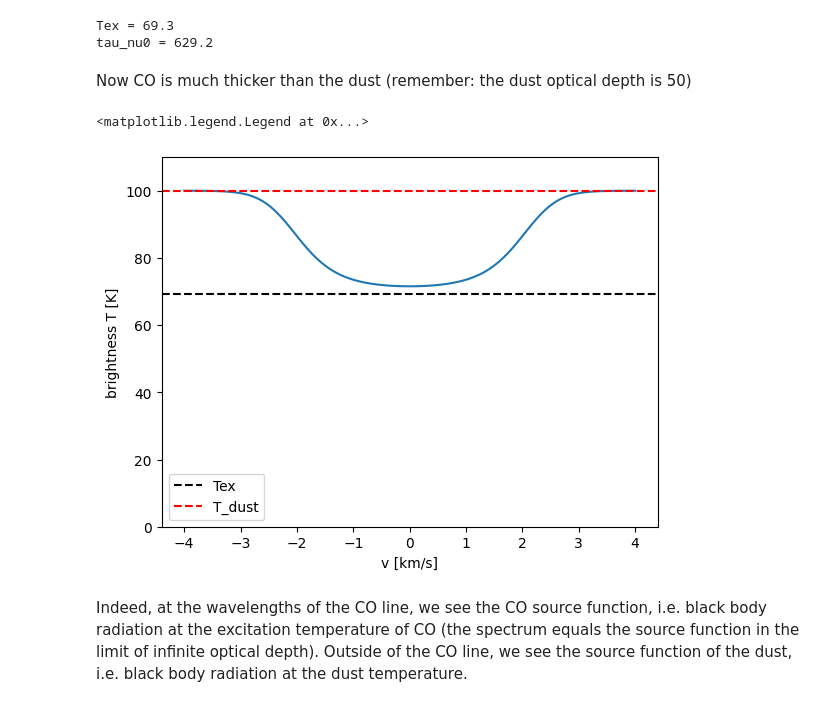
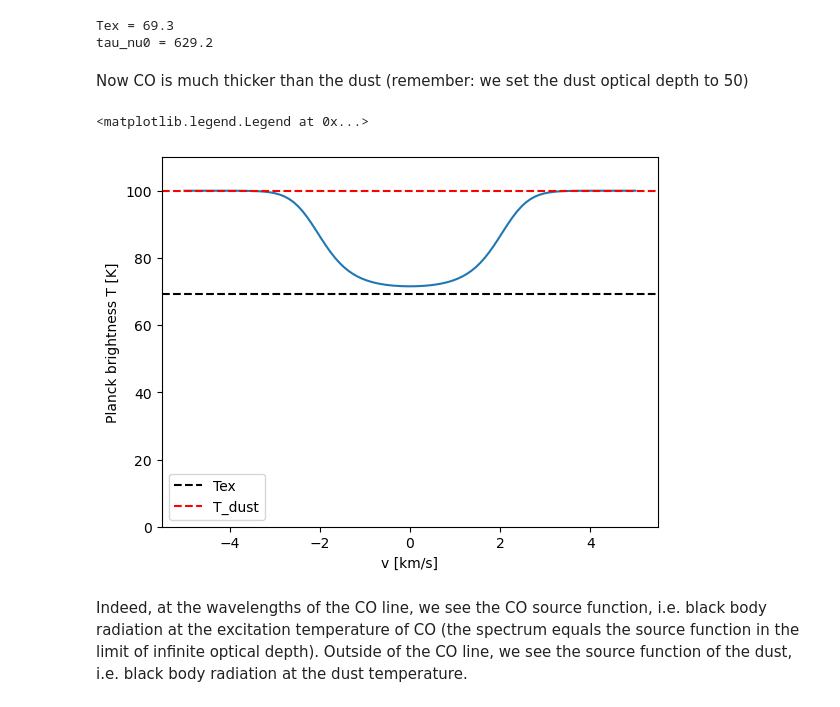
Before and after one commit to gica3618/pythonradex, a Jupyter notebook: docs/notebooks/continuum_effects.ipynb, the cells around one changed output. Drawn from its saved outputs; the diff is of its cells as text; code cells hidden in the pictures.

```diff
--- a/docs/notebooks/continuum_effects.ipynb
+++ b/docs/notebooks/continuum_effects.ipynb
@@ -58,10 +58,8 @@ We also calculate the spectrum:
 # %%
-v = np.linspace(-2*width_v,2*width_v,100)
+v = np.linspace(-2.5*width_v,2.5*width_v,100)
 #convert velocity to frequency by using the rest frequency:
 nu = source.emitting_molecule.nu0[ref_line_index] * (1-v/constants.c)
-#arbitrary example value for solid angle
-solid_angle = (100*constants.au)**2/(15*constants.parsec)**2
-spectrum_without_dust = source.spectrum(solid_angle=solid_angle,nu=nu)
+specific_intensity_without_dust = source.spectrum(output_type="specific intensity",nu=nu)
 # %% [markdown]
 Now do a calculation with dust, for comparison. Consider an optically thin dust field.
 # %%
@@ -133,21 +125,20 @@ print_results()
 Tex = 69.3
 tau_nu0 = 629.2
 # %% [markdown]
-Now CO is much thicker than the dust (remember: the dust optical depth is 50)
+Now CO is much thicker than the dust (remember: we set the dust optical depth to 50)
 # %%
-spectrum_with_thick_dust_and_thick_gas = source.spectrum(solid_angle=solid_angle,nu=nu)
-spectrum_with_thick_dust_and_thick_gas_T = brightness_T(spectrum_with_thick_dust_and_thick_gas)
+brightness_T_with_thick_dust_and_thick_gas = source.spectrum(output_type="Planck",nu=nu)
 fig,ax = plt.subplots()
-ax.plot(v/constants.kilo,spectrum_with_thick_dust_and_thick_gas_T)
+ax.plot(v/constants.kilo,brightness_T_with_thick_dust_and_thick_gas)
 ax.axhline(source.Tex[ref_line_index],linestyle='dashed',label='Tex',color='black')
 ax.axhline(T_dust,linestyle='dashed',label='T_dust',color='red')
 ax.set_xlabel('v [km/s]')
-ax.set_ylabel('brightness T [K]')
-ax.set_ylim(ymin=0,ymax=1.1*np.max(spectrum_with_thick_dust_and_thick_gas_T))
+ax.set_ylabel('Planck brightness T [K]')
+ax.set_ylim(ymin=0,ymax=1.1*np.max(brightness_T_with_thick_dust_and_thick_gas))
 ax.legend(loc='best')
 # %% [output]
 <matplotlib.legend.Legend at 0x...>
-[figure, old version]
+[figure, new version]
 # %% [markdown]
 Indeed, at the wavelengths of the CO line, we see the CO source function, i.e. black body radiation at the excitation temperature of CO (the spectrum equals the source function in the limit of infinite optical depth). Outside of the CO line, we see the source function of the dust, i.e. black body radiation at the dust temperature.
 # %% [markdown]
```
Also changed, not shown: parts of 12 cells of this notebook, 25 other files.
